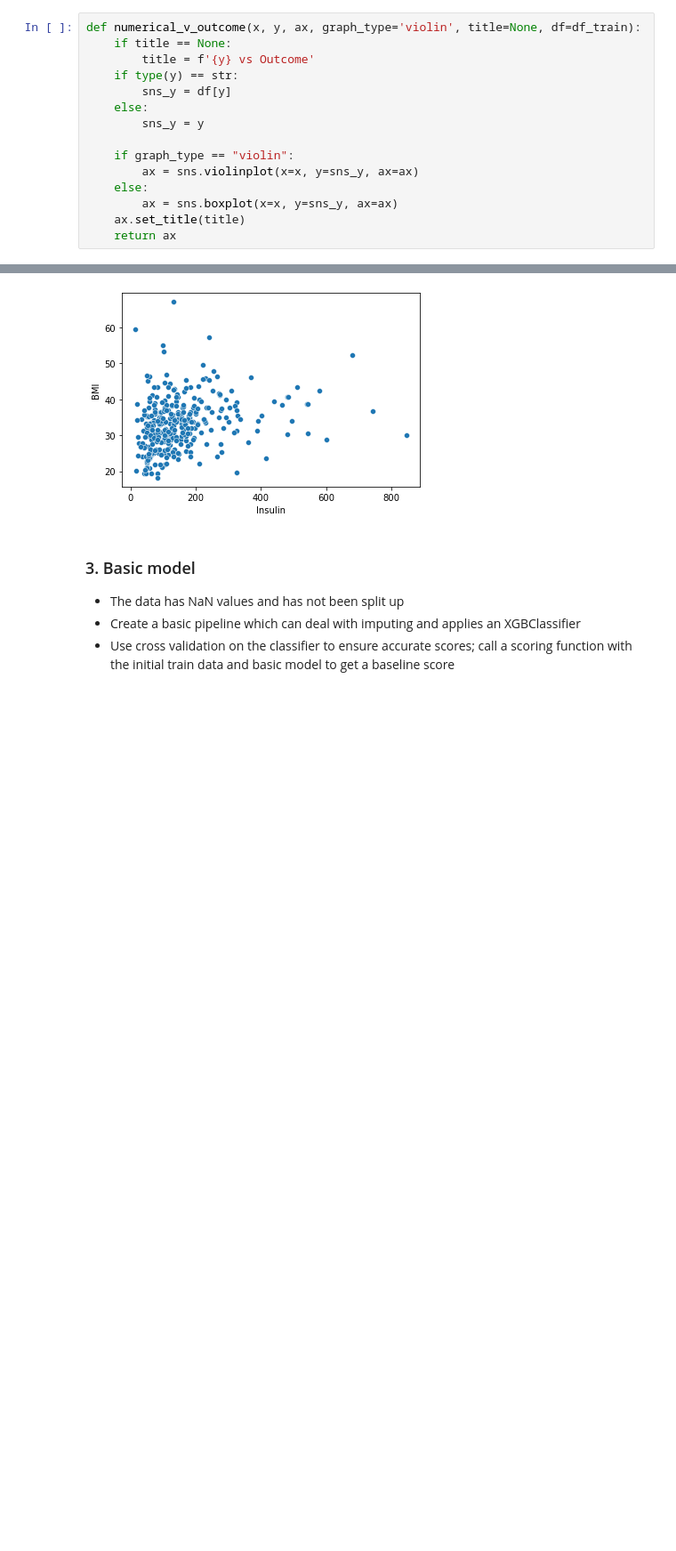
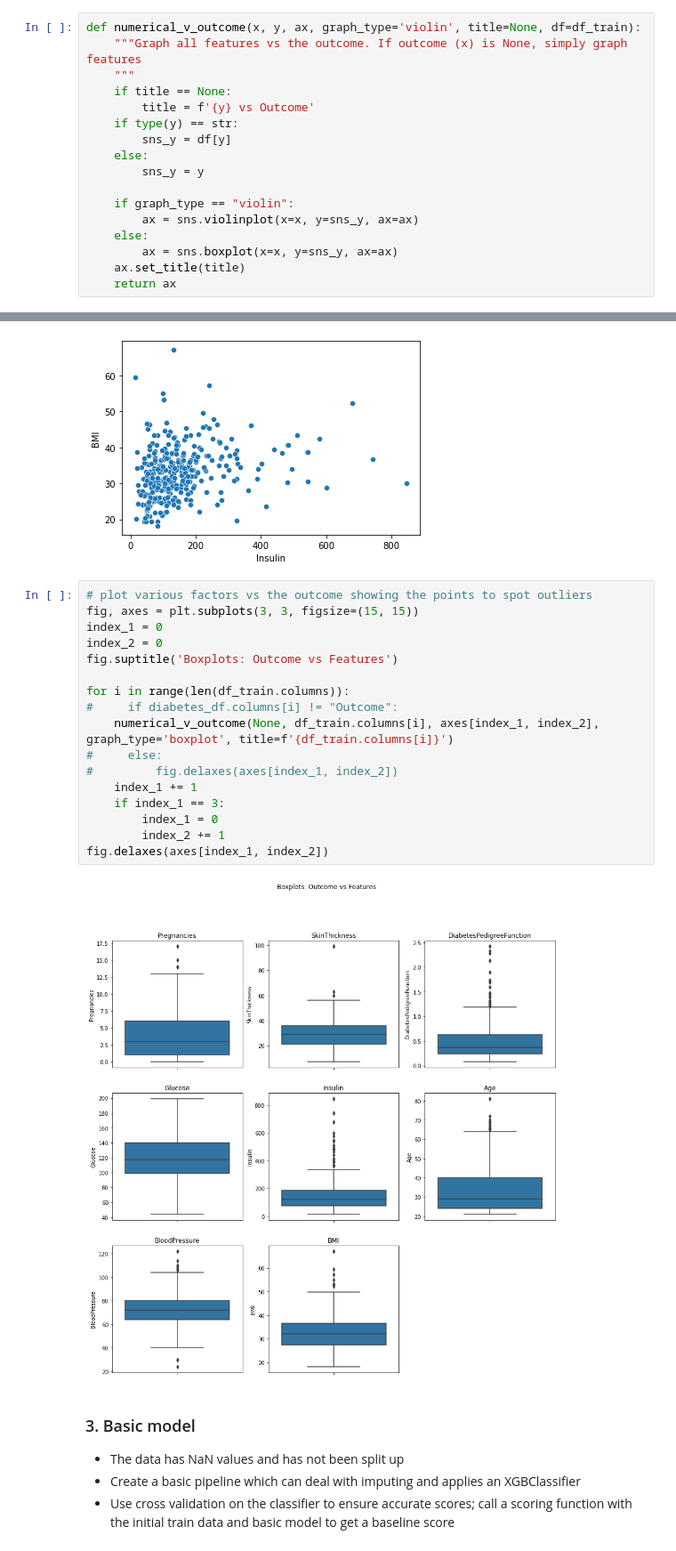
Before and after one commit to nico-palmar/ML_notebooks, a Jupyter notebook: xgb-diabetic-predictions.ipynb, the cells around one changed output, grey strips where cells are left out. Shown: that part at 89% size. Cells and saved outputs as stored; diff of their text form; blank space fills up the shorter version.

```diff
--- a/xgb-diabetic-predictions.ipynb
+++ b/xgb-diabetic-predictions.ipynb
@@ -198,6 +198,8 @@ for col in df_train.columns:
 [figure]
 # %%
 def numerical_v_outcome(x, y, ax, graph_type='violin', title=None, df=df_train):
+    """Graph all features vs the outcome. If outcome (x) is None, simply graph features
+    """
     if title == None:
         title = f'{y} vs Outcome'
     if type(y) == str:
@@ -307,6 +309,25 @@ fig.delaxes(axes[index_1, index_2])
 ax = sns.scatterplot(x=df_train['Insulin'], y=df_train['BMI'])
 # %% [output]
 [figure]
+# %%
+# plot various factors vs the outcome showing the points to spot outliers
+fig, axes = plt.subplots(3, 3, figsize=(15, 15))
+index_1 = 0
+index_2 = 0
+fig.suptitle('Boxplots: Outcome vs Features')
+
+for i in range(len(df_train.columns)):
+#     if diabetes_df.columns[i] != "Outcome":
+    numerical_v_outcome(None, df_train.columns[i], axes[index_1, index_2], graph_type='boxplot', title=f'{df_train.columns[i]}')
+#     else:
+#         fig.delaxes(axes[index_1, index_2])
+    index_1 += 1
+    if index_1 == 3:
+        index_1 = 0
+        index_2 += 1
+fig.delaxes(axes[index_1, index_2])
+# %% [output]
+[figure, added]
 # %% [markdown]
 ### 3. Basic model
 - The data has NaN values and has not been split up
```
Also changed, not shown: parts of 3 cells of this notebook.
